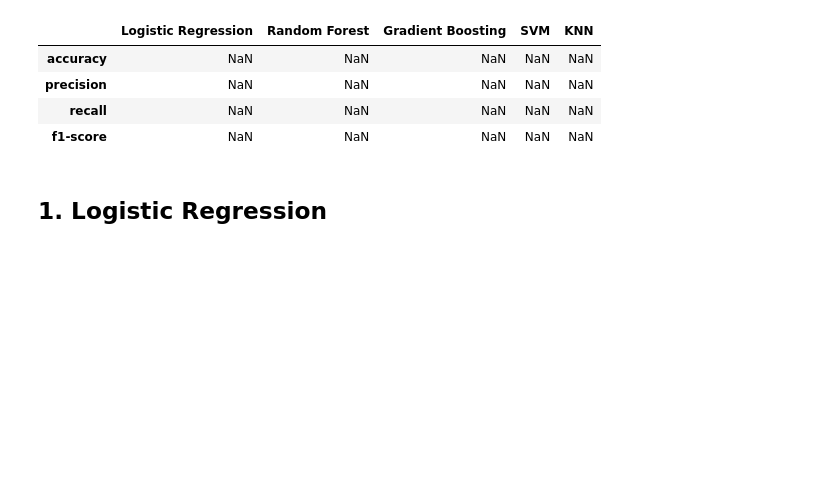
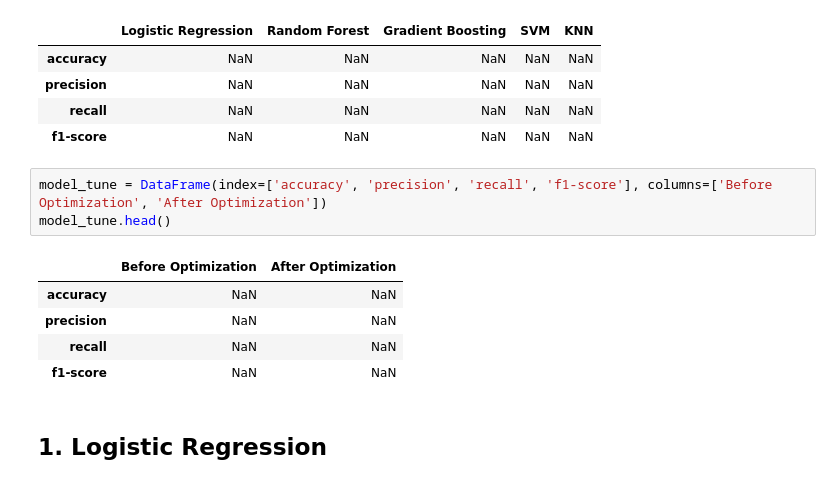
Before and after one commit to yasir-rtx/dbs_ML_expert_project01, a Jupyter notebook: model.ipynb, the cells around one changed output. Saved outputs shown, nothing was run; the diff lists cells and outputs as text; blank space fills up the shorter version.

Commit message:
UPDATE: model.ipynb and README.md

```diff
--- a/model.ipynb
+++ b/model.ipynb
@@ -229,6 +229,15 @@ models_acc.head()
 | precision | NaN | NaN | NaN | NaN | NaN |
 | recall | NaN | NaN | NaN | NaN | NaN |
 | f1-score | NaN | NaN | NaN | NaN | NaN |
+# %%
+model_tune = DataFrame(index=['accuracy', 'precision', 'recall', 'f1-score'], columns=['Before Optimization', 'After Optimization'])
+model_tune.head()
+# %% [output]
+|  | Before Optimization | After Optimization |
+| accuracy | NaN | NaN |
+| precision | NaN | NaN |
+| recall | NaN | NaN |
+| f1-score | NaN | NaN |
 # %% [markdown]
 ## 1. Logistic Regression
 # %%
```
Also changed, not shown: parts of 13 cells of this notebook, 1 other file.
